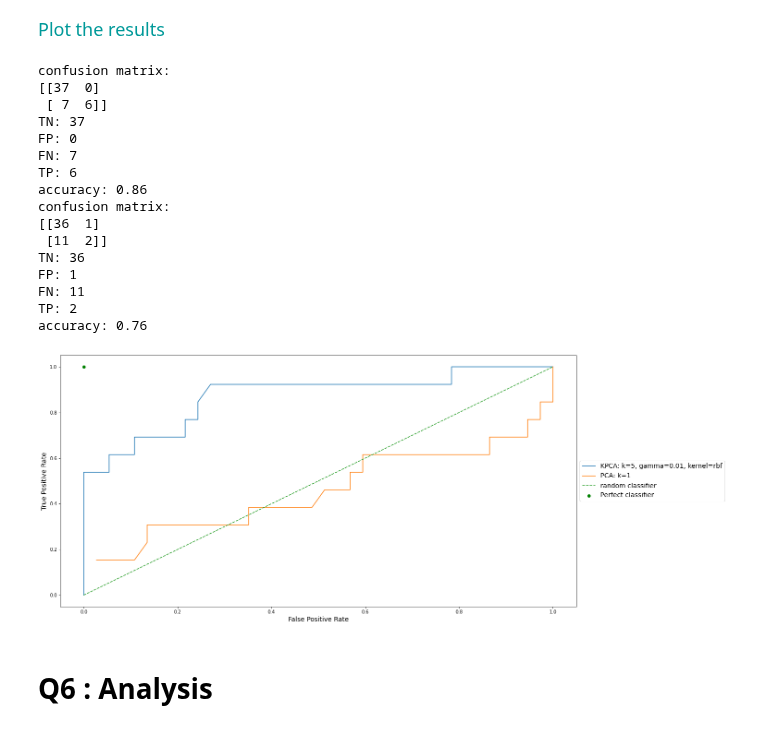
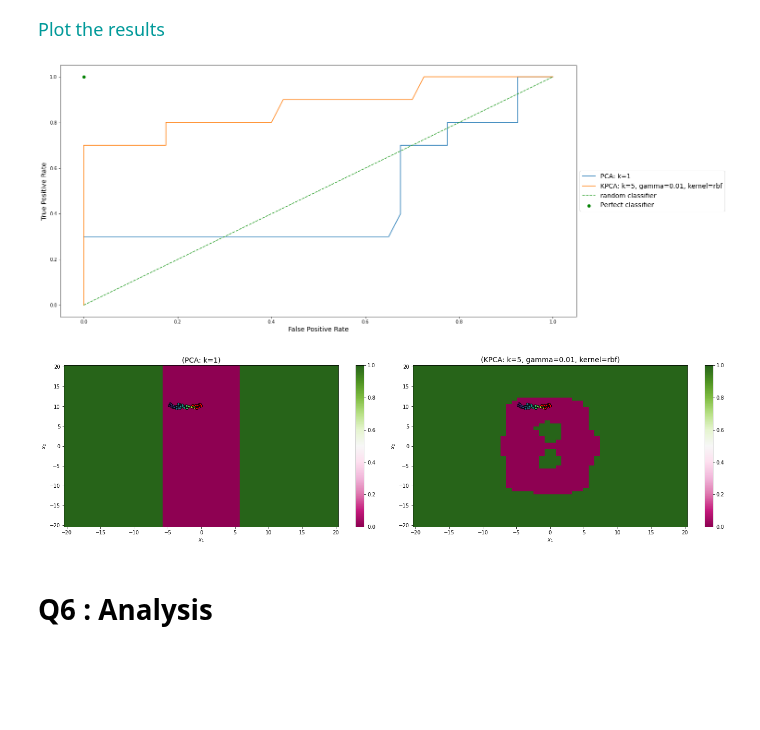
Before and after one commit to SimonLegendrre/LINMA2472_AlgoInDataScienceProjet1, a Jupyter notebook: P2/AdriHW2.ipynb, the cells around one changed output. Cells and saved outputs as stored; diff of their text form; code cells hidden in the pictures; blank space fills up the shorter version.

Commit message:
comparison

```diff
--- a/P2/AdriHW2.ipynb
+++ b/P2/AdriHW2.ipynb
@@ -365,6 +355,7 @@ class OutlierDetectorPCA(BaseEstimator, ClassifierMixin):
 
         tn, fp, fn, tp = confusion_matrix(y_val, y_pred).ravel()
         score = (tn+tp)/ (tn+fp+fn+tp)
+        """
         print("confusion matrix:")
         print(confusion_matrix(y_val, y_pred))
         print("TN: "+str(tn))
@@ -372,6 +363,7 @@ class OutlierDetectorPCA(BaseEstimator, ClassifierMixin):
         print("FN: "+str(fn))
         print("TP: "+str(tp))
         print("accuracy: "+ str(score))
+        """
         #end TODO
 
         self.tau_max = max(self.tau, max(recons_error)) # Do not change this line :-)
@@ -453,9 +445,13 @@ def plot_comparison_outlier_detector(list_clf, X_avail, y_avail, file_name=None)
         plt.ylabel("$x_2$")
 
         X_grid = np.array([np.ravel(X1), np.ravel(X2)]).T
+        #print("X grid:")
         #print(X_grid)
 
-        P_grid_PCA = clf.predict(X_grid.reshape((-1,2))).reshape(X1.shape)
+        #clf.predict(X_grid.reshape((-1,2)))
+        #np.array(clf.predict(X_grid.reshape((-1,2)))).reshape(X1.shape)
+
+        P_grid_PCA = np.array(clf.predict(X_grid.reshape((-1,2)))).reshape(X1.shape)
         plt.tight_layout() # Or equivalently,  "plt.tight_layout()"
         plt.pcolormesh(X1, X2, P_grid_PCA, cmap=cmap, shading='auto')
         plt.colorbar()
@@ -468,14 +464,13 @@ def plot_comparison_outlier_detector(list_clf, X_avail, y_avail, file_name=None)
     if file_name:
         plt.savefig(file_name+'.pdf', bbox_inches='tight')
 # %%
-k = 1
-clf_pca = OutlierDetectorPCA(k)
+clf_pca = OutlierDetectorPCA(k=1)
 clf_pca.fit(X_train, y_train)
 clf_pca.predict(X_val)
 clf_pca.predict(X_test)
-print('Score train:', clf_pca.score(X_train, y_train))
-print('Score val:', clf_pca.score(X_val, y_val))
-print('Score test:', clf_pca.score(X_test, y_test))
+print('Score in Train:', clf_pca.score(X_train, y_train))
+print('Score in Val set:', clf_pca.score(X_val, y_val))
+print('Score in test set:', clf_pca.score(X_test, y_test))
 
 plot_ROC(clf_pca.fit(X_train, y_train), X_train, y_train)
 plot_ROC(clf_pca.fit(X_train, y_train), X_val, y_val)
@@ -611,21 +590,17 @@ class OutlierDetectorKPCA(OutlierDetectorPCA):
 # %%
 # TODO: you may test here your implementation of the class OutlierDetectorPCA
 
-# Stupid example
-kk = 1
-params = {"kernel":"rbf", "gamma":42}
-
-clf_kpca = OutlierDetectorKPCA(param=params , k=kk)
+stupid_clf_kpca = OutlierDetectorKPCA(param={"kernel":"rbf", "gamma":42} , k=1)
 
 #fitted_kpca_clsf = clf_kpca.fit(X_train, y_train)
 
-clf_kpca.fit(X_train, y_train)
+stupid_clf_kpca.fit(X_train, y_train)
 
-print("nb of detected outliers in validation set: "+ str(sum(clf_kpca.predict(X_val))))
+print("nb of detected outliers in validation set: "+ str(sum(stupid_clf_kpca.predict(X_val))))
 
 #K_x = clf_kpca.transform(X_val)
 #print("dim: "+ str(K_x))
-clf_kpca.score(X_val,y_val)
+stupid_clf_kpca.score(X_val,y_val)
 #plot_ROC(clf_kpca, X_val, y_val, file_name=None)
-plot_ROC(clf_kpca, X_train, y_train)
+plot_ROC(stupid_clf_kpca, X_train, y_train)
 # %% [output]
@@ -725,29 +658,13 @@ accuracy: 0.86
 <font size=4 color=#009999> Plot the results </font> <br>
 </font>
 # %%
-classifs = [final_kpca_model, clf_pca] # list of the model I want to compare
+classifs = [clf_pca,final_kpca_model] # list of the model I want to compare
 
 plot_ROC(classifs, X_test, y_test, file_name="plot_comparison_outlier_detector")
-
-#plot_comparison_outlier_detector(classifs, X, y)
+plot_comparison_outlier_detector(classifs, X_test, y_test)
 # %% [output]
-confusion matrix:
-[[37  0]
- [ 7  6]]
-TN: 37
-FP: 0
-FN: 7
-TP: 6
-accuracy: 0.86
-confusion matrix:
-[[36  1]
- [11  2]]
-TN: 36
-FP: 1
-FN: 11
-TP: 2
-accuracy: 0.76
-[figure, old version]
+[figure, new version]
+[figure, added]
 # %% [markdown]
 # Q6 : Analysis
 # %% [markdown]
```
Also changed, not shown: parts of 12 cells of this notebook, 4 other files.
